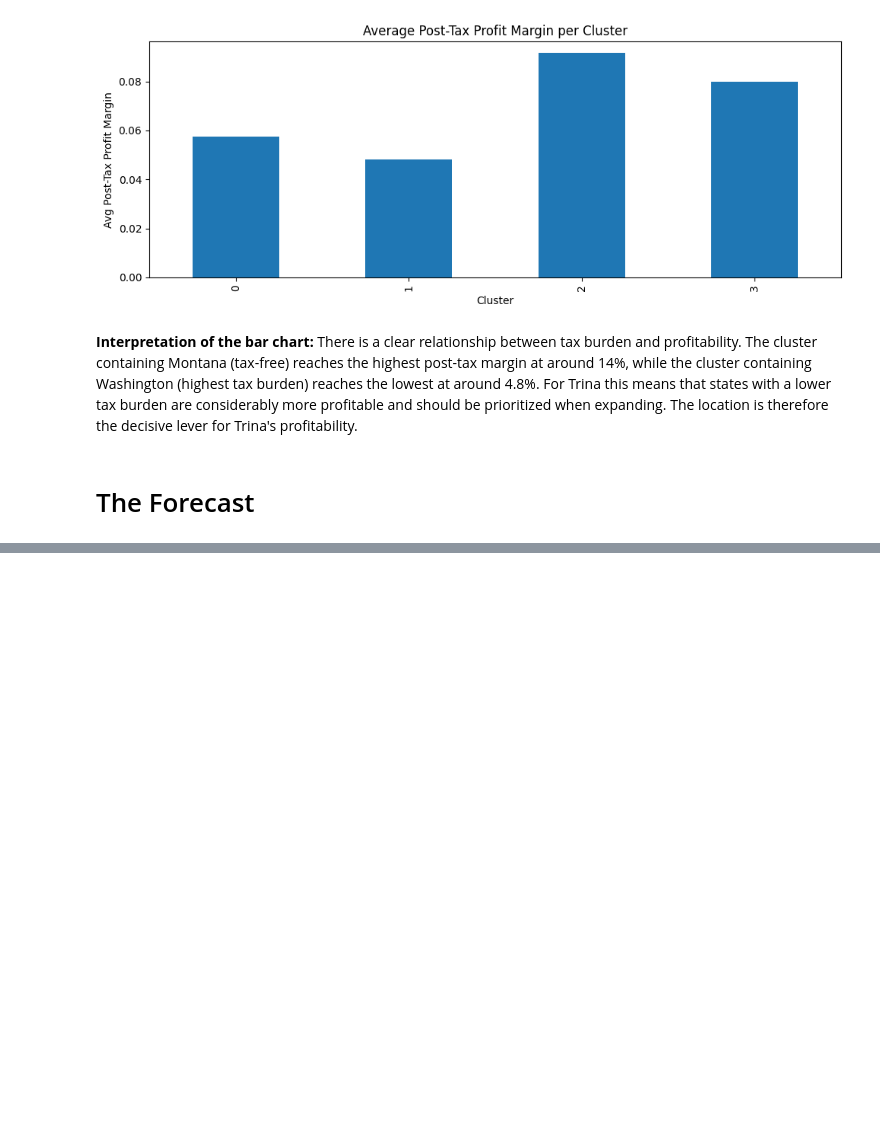
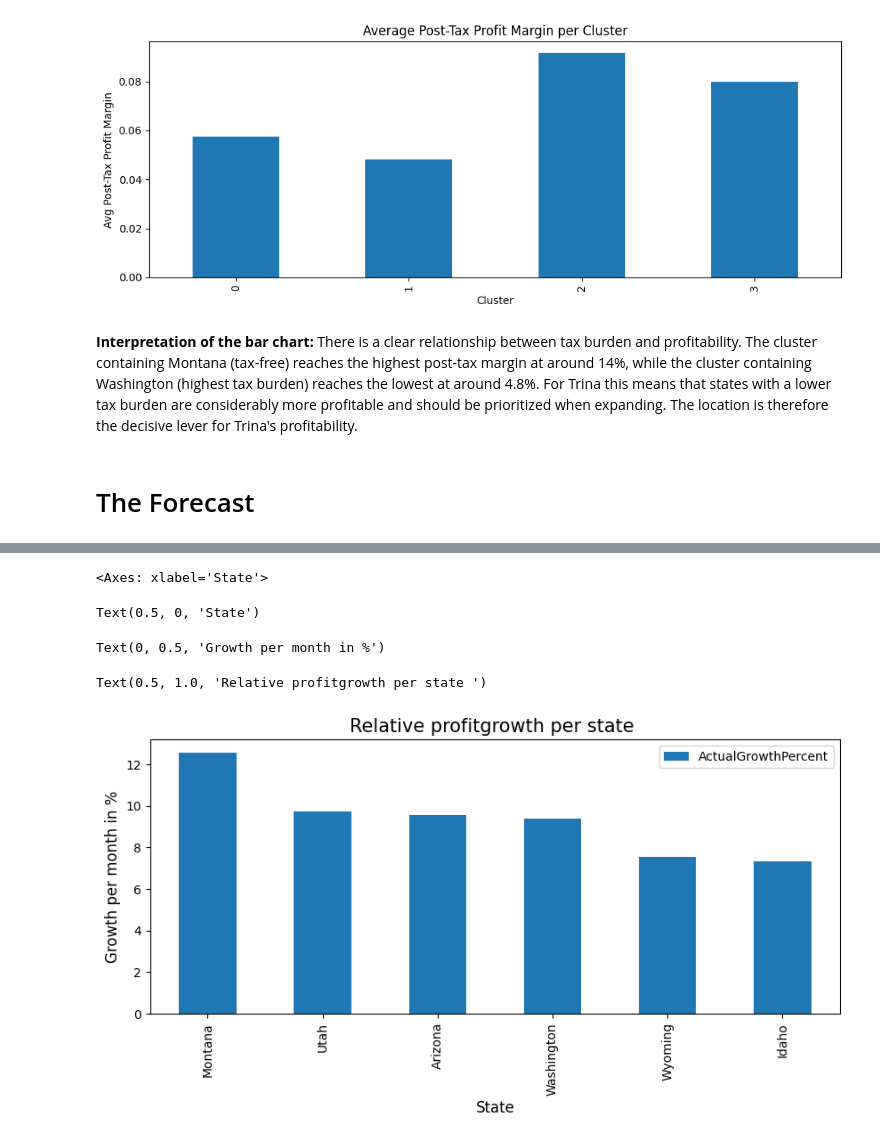
Before and after one commit to yvzslm2903/Data, a Jupyter notebook: Projekt.ipynb, the cells around one changed output, grey strips where cells are left out. Drawn from its saved outputs; the diff is of its cells as text; code cells hidden in the pictures; blank space fills up the shorter version.

```diff
--- a/Projekt.ipynb
+++ b/Projekt.ipynb
@@ -929,36 +1057,54 @@ df_grouped
 growth_trends = []
 
 # loop to predict the profit for all states
+# loop to predict the profit for all states
 for state in df_grouped["State"].unique():
     df_state = df_grouped[df_grouped["State"] == state].copy()
     # add the time index
     df_state["time"] = range(len(df_state))
 
     if len(df_state) > 1:
-        #predict profit for the actual profit
+        # 1. Letzten bekannten historischen Wert ermitteln (als Basis für %-Wachstum)
+        # Wir sortieren nach Zeit, um sicherzugehen, dass wir den aktuellsten Monat treffen
+        last_row = df_state.sort_values("time").iloc[-1]
+        last_actual = last_row["ActualPostTaxProfit"]
+        last_ifnexus = last_row["PostTaxProfitIfNexus"]
+
+        # predict profit for the actual profit
         model_actual = linear_model.LinearRegression()
         model_actual.fit(df_state[["time"]], df_state[["ActualPostTaxProfit"]])
         actual_post_tax_profit_growth = model_actual.coef_[0][0]
 
-        #predict profit for the profitif there was a nexus
+        # NEU: Prozentuales Wachstum berechnen (Wachstum / Basiswert)
+        # np.nan_to_num fängt ab, falls der Basiswert 0 sein sollte
+        actual_growth_percent = (actual_post_tax_profit_growth / last_actual) * 100 if last_actual != 0 else 0
+
+        # predict profit for the profit if there was a nexus
         model_ifnexus = linear_model.LinearRegression()
         model_ifnexus.fit(df_state[["time"]], df_state[["PostTaxProfitIfNexus"]])
         post_tax_profit_ifnexus_growth = model_ifnexus.coef_[0][0]
 
+        # NEU: Prozentuales Wachstum für Nexus
+        ifnexus_growth_percent = (post_tax_profit_ifnexus_growth / last_ifnexus) * 100 if last_ifnexus != 0 else 0
 
         # prediction for next month
         next_month_index = len(df_state)
+
         # save and append the predictions and the growth in the list
         growth_trends.append({
             "State": state,
             "ActualPostTaxProfit": model_actual.predict([[next_month_index]])[0][0],
             "ActualPostTaxProfitGrowth": actual_post_tax_profit_growth,
+            "ActualGrowthPercent": actual_growth_percent, # NEU
             "PostTaxProfitIfNexus": model_ifnexus.predict([[next_month_index]])[0][0],
-            "PostTaxProfitIfNexusGrowth": post_tax_profit_ifnexus_growth
+            "PostTaxProfitIfNexusGrowth": post_tax_profit_ifnexus_growth,
+            "PostTaxProfitIfNexusGrowthPercent": ifnexus_growth_percent # NEU
         })
+
 # put list into dataframe
 df_trends = pd.DataFrame(growth_trends)
-df_trends = df_trends.sort_values(by="ActualPostTaxProfit", ascending=False)
+df_trends = df_trends.sort_values(by="PostTaxProfitIfNexus", ascending=False)
+df_trends
 #create a multiple bar diagram to compare the profits
 df_trends.plot(kind="bar",x="State", y=["ActualPostTaxProfit", "PostTaxProfitIfNexus"])
 
@@ -992,0 +1139,16 @@ LinearRegression()
+# %%
+# DataFrame nach dem höchsten prozentualen Wachstum sortieren
+df_trends_sorted = df_trends.sort_values(by="ActualGrowthPercent", ascending=False)
+
+# Diagramm für das prozentuale Wachstum zeichnen
+df_trends_sorted.plot(kind="bar", x="State", y="ActualGrowthPercent")
+
+plt.xlabel("State", fontsize=12)
+plt.ylabel("Growth per month in %", fontsize=12)
+plt.title("Relative profitgrowth per state ", fontsize=15)
+# %% [output]
+<Axes: xlabel='State'>
+Text(0.5, 0, 'State')
+Text(0, 0.5, 'Growth per month in %')
+Text(0.5, 1.0, 'Relative profitgrowth per state ')
+[figure, added]
```
Also changed, not shown: parts of 8 cells of this notebook.
